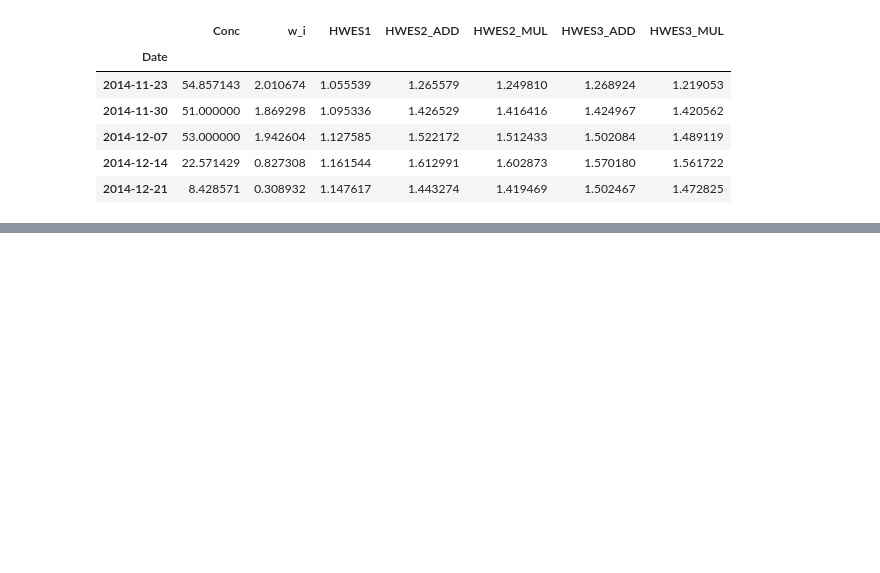
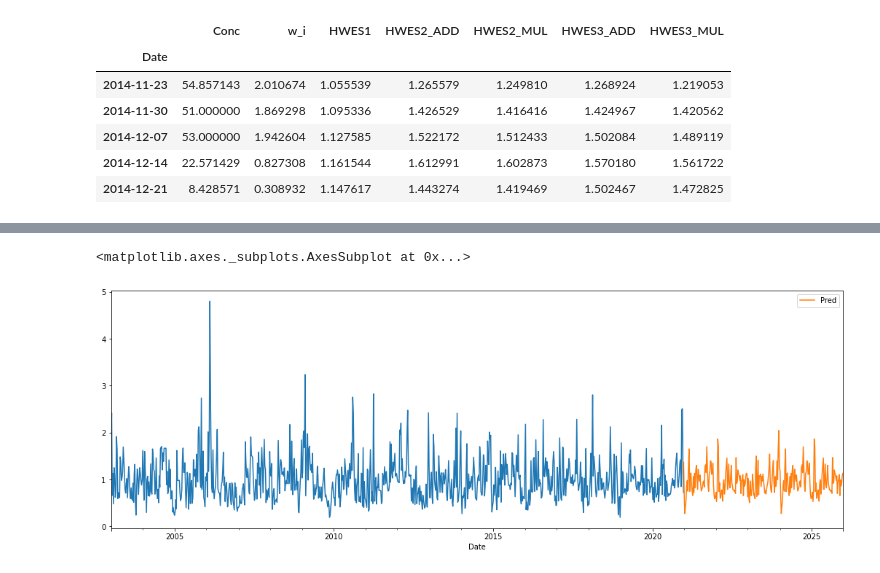
Before and after one commit to ADv0rnik/Data-analysis-for-JER, a Jupyter notebook: Holt_winters_model.ipynb, the cells around one changed output, grey strips where cells are left out. Saved outputs shown, nothing was run; the diff lists cells and outputs as text; code cells hidden in the pictures; blank space fills up the shorter version.

```diff
--- a/Holt_winters_model.ipynb
+++ b/Holt_winters_model.ipynb
@@ -188,0 +188,6 @@ test_predictions.plot(xlim = ['2015-01-01','2020-01-01'])
+# %%
+df['w_i'].plot(figsize = (18,6))
+pred_for.plot(legend=True, label= 'Pred')
+# %% [output]
+<matplotlib.axes._subplots.AxesSubplot at 0x...>
+[figure, added]
```
Also changed, not shown: parts of 13 cells of this notebook.
